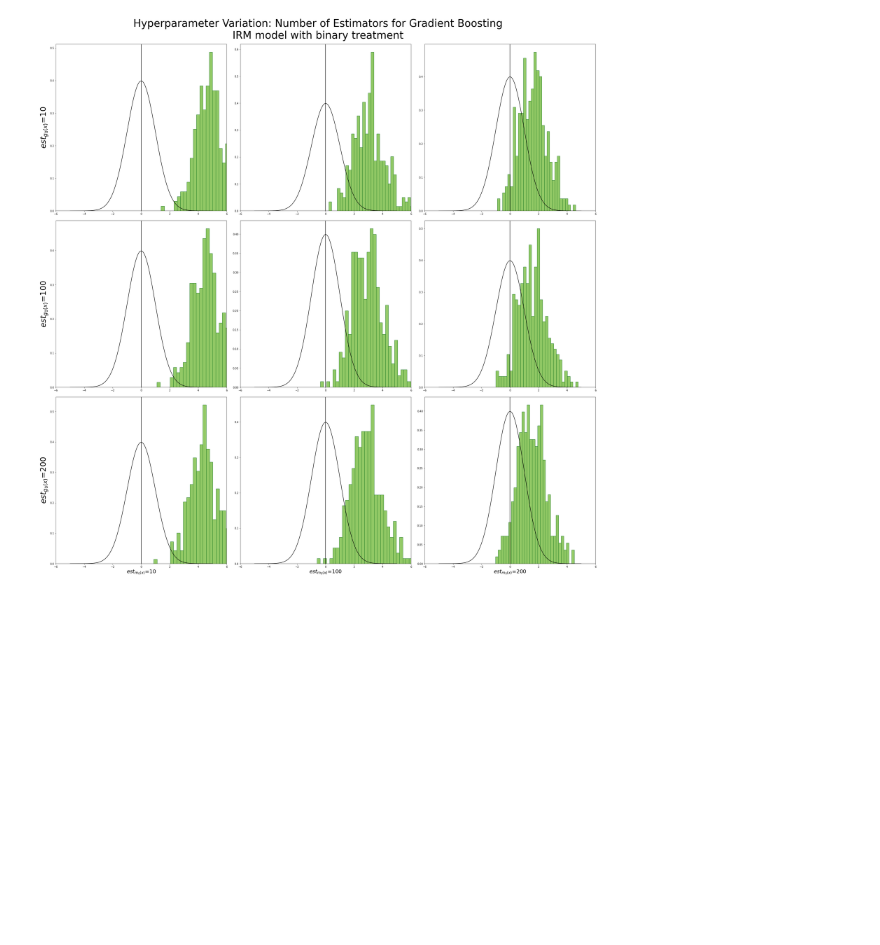
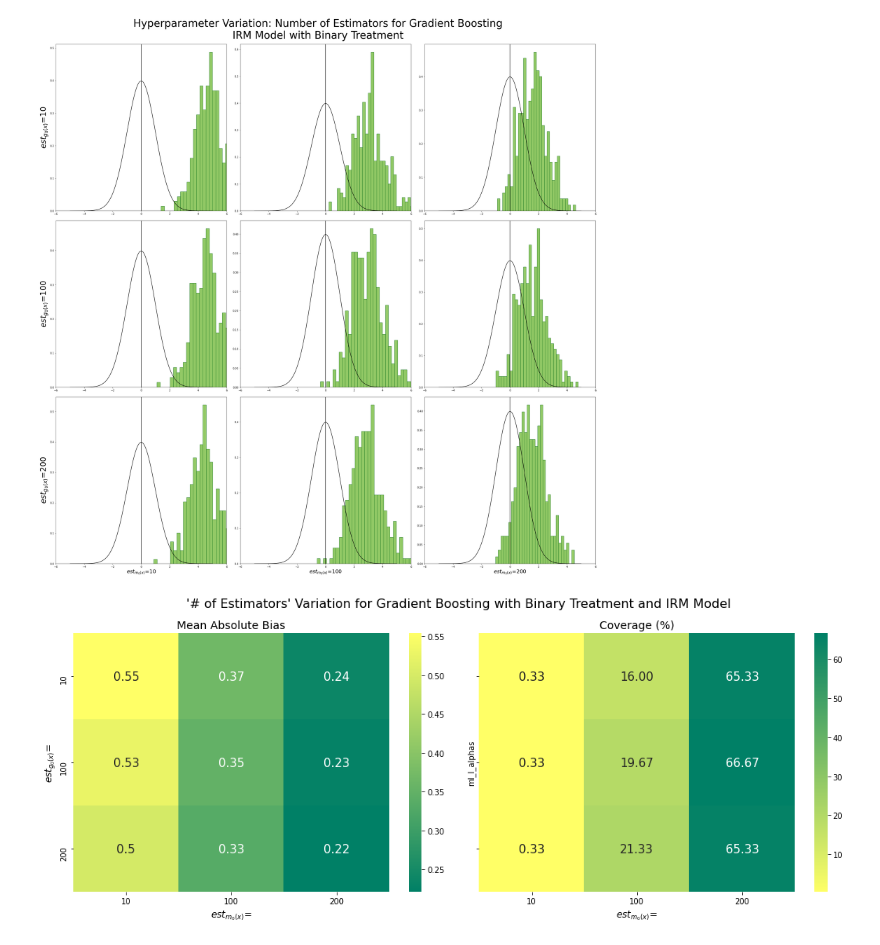
Before and after one commit to JannikKmnn/DoubleML-Hyperparameter-Simulation, a Jupyter notebook: gradient_boosting_variation.ipynb, the cells around one changed output. Saved outputs shown, nothing was run; the diff lists cells and outputs as text; code cells hidden in the pictures; blank space fills up the shorter version.

Commit message:
Simulation Runs for Gradient Boosting Finished

```diff
--- a/gradient_boosting_variation.ipynb
+++ b/gradient_boosting_variation.ipynb
@@ -422,16 +424,16 @@ plot_bias_coverage_next_to_eachother(ml_l_hyperparameters=gb_learning_rate_hyper
 # %%
-gb_n_est_hyperparams_ml_l = [10, 100, 200]
-gb_n_est_hyperparams_ml_m = [10, 100, 200]
+gb_n_est_hyperparams_ml_l_irm = [10, 100, 200]
+gb_n_est_hyperparams_ml_m_irm = [10, 100, 200]
 
 n_folds=5
 
-n_est_coverage, n_est_bias = plot_gb_irm_variation_results(ml_l_hyperparameters=gb_n_est_hyperparams_ml_l,
-                                                           ml_m_hyperparameters=gb_n_est_hyperparams_ml_m,
+n_est_coverage_IRM, n_est_bias_IRM = plot_gb_irm_variation_results(ml_l_hyperparameters=gb_n_est_hyperparams_ml_l_irm,
+                                                           ml_m_hyperparameters=gb_n_est_hyperparams_ml_m_irm,
                                                            n_folds=n_folds, data=irm_data, true_alpha=alpha_irm,
                                                            tunable_hyperparameter='n_estimators',
                                                            ml_l_model=ml_g0_irm_gb_model,
                                                            ml_m_model=ml_m_irm_gb_model,
-                                                           title="Hyperparameter Variation: Number of Estimators for Gradient Boosting\nIRM model with binary treatment",
+                                                           title="Hyperparameter Variation: Number of Estimators for Gradient Boosting\nIRM Model with Binary Treatment",
                                                            xlabels='$est_{m_{0}(x)}$=', ylabel='$est_{g_{0}(x)}$=',
                                                            filename="gb_number_estimators_variation_IRM.png")
 # %% [output]
@@ -445,3 +447,14 @@ Distributions calculated: 7
 Distributions calculated: 8
 Distributions calculated: 9
 [figure]
+# %%
+plot_bias_coverage_next_to_eachother(ml_l_hyperparameters=gb_n_est_hyperparams_ml_l_irm,
+                                     ml_m_hyperparameters=gb_n_est_hyperparams_ml_m_irm,
+                                     bias_scores=n_est_bias_IRM,
+                                     coverage_scores=n_est_coverage_IRM,
+                                     suptitle=f"'# of Estimators' Variation for Gradient Boosting with Binary Treatment and IRM Model",
+                                     xlabel='$est_{m_{0}(x)}$=',
+                                     ylabel='$est_{g_{0}(x)}$=',
+                                     filename="gb_n_est_bias_coverage_IRM.png")
+# %% [output]
+[figure, added]
```
Also changed, not shown: parts of 14 cells of this notebook, 13 other files.
